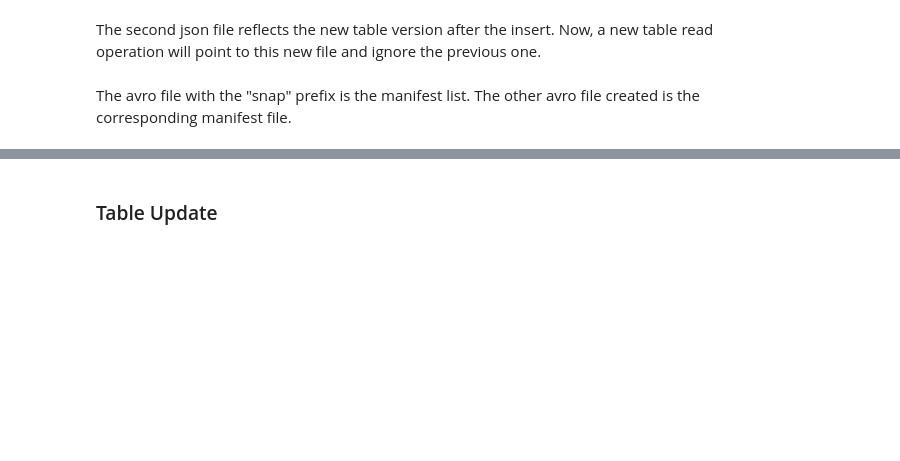
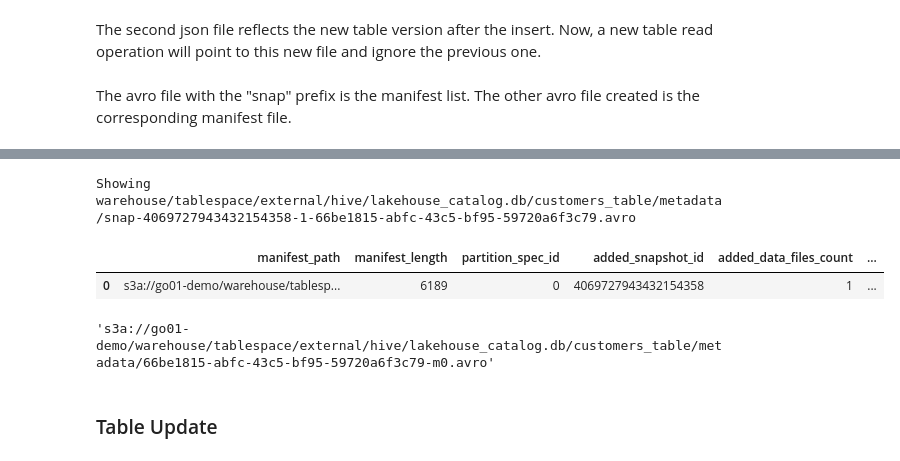
Before and after one commit to pdefusco/CDP_Lakehouse_ACE_HOL, a Jupyter notebook: cml/01_Iceberg_Architecture.ipynb, the cells around one changed output, grey strips where cells are left out. Drawn from its saved outputs; the diff is of its cells as text; code cells hidden in the pictures; blank space fills up the shorter version.

```diff
--- a/cml/01_Iceberg_Architecture.ipynb
+++ b/cml/01_Iceberg_Architecture.ipynb
@@ -215,0 +249,7 @@ warehouse/tablespace/external/hive/lakehouse_catalog.db/customers_table/metadata
+# %%
+print("Showing " + metadata_file_list[3])
+spark.read.format("avro").load("s3a://go01-demo/" + metadata_file_list[3]).toPandas()
+# %% [output]
+Showing warehouse/tablespace/external/hive/lakehouse_catalog.db/customers_table/metadata/snap-4069727943432154358-1-66be1815-abfc-43c5-bf95-59720a6f3c79.avro
+|  | manifest_path | manifest_length | partition_spec_id | added_snapshot_id | added_data_files_count | ... |
+| 0 | s3a://go01-demo/warehouse/tablesp... | 6189 | 0 | 4069727943432154358 | 1 | ... |
@@ -216,3 +258,7 @@ warehouse/tablespace/external/hive/lakehouse_catalog.db/customers_table/metadata
+# %%
+file3['manifest_path'][0]
+# %% [output]
+'s3a://go01-demo/warehouse/tablespace/external/hive/lakehouse_catalog.db/customers_table/metadata/66be1815-abfc-43c5-bf95-59720a6f3c79-m0.avro'
 # %% [markdown]
 ### Table Update
 # %% [markdown]
```
Also changed, not shown: parts of 17 cells of this notebook, 2 other files.
